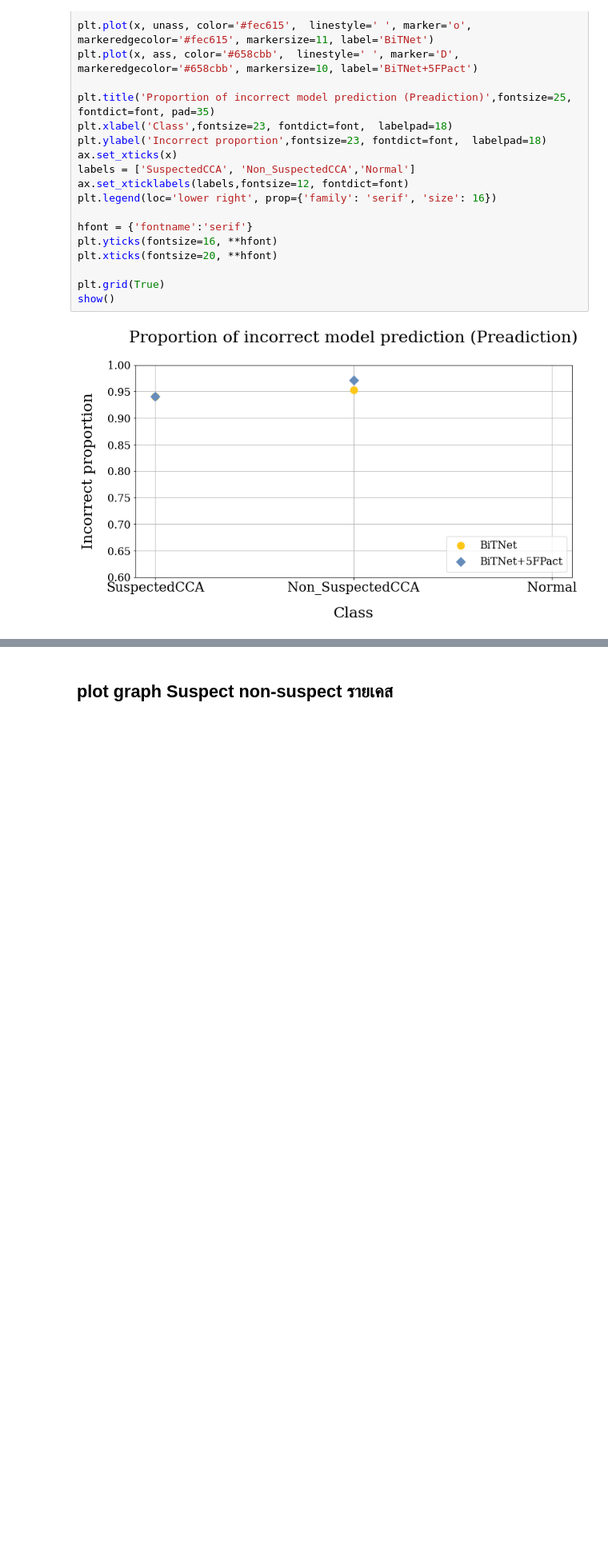
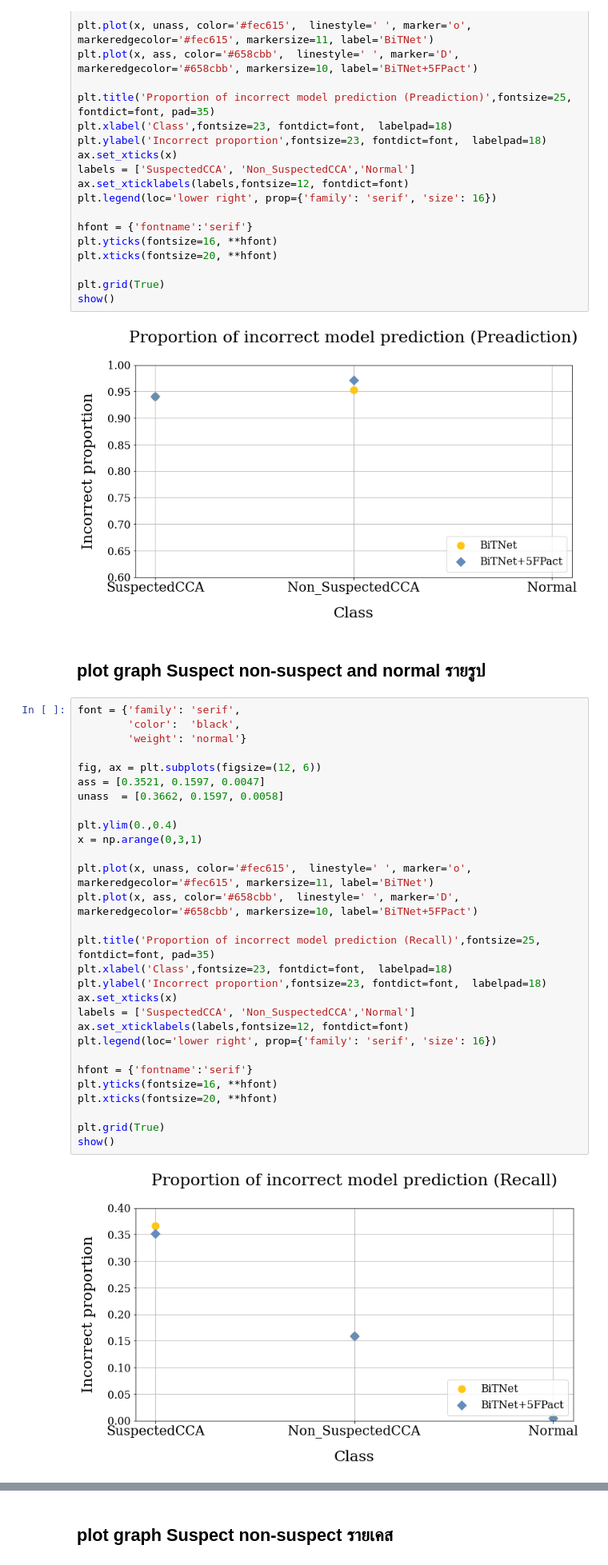
Before and after one commit to Peckkie/Experiment_Evaluation_CCA, a Jupyter notebook: PlotGraph_IncerrectPrediction_byBiTNetModel.ipynb, the cells around one changed output, grey strips where cells are left out. Shown at 80% size. Drawn from its saved outputs; the diff is of its cells as text; blank space fills up the shorter version.

```diff
--- a/PlotGraph_IncerrectPrediction_byBiTNetModel.ipynb
+++ b/PlotGraph_IncerrectPrediction_byBiTNetModel.ipynb
@@ -681,3 +681,36 @@ plt.grid(True)
 show()
 # %% [output]
 [figure]
+# %% [markdown]
+## plot graph Suspect non-suspect and normal รายรูป
+# %%
+font = {'family': 'serif',
+        'color':  'black',
+        'weight': 'normal'}
+
+fig, ax = plt.subplots(figsize=(12, 6))
+ass = [0.3521, 0.1597, 0.0047]
+unass  = [0.3662, 0.1597, 0.0058]
+
+plt.ylim(0.,0.4)
+x = np.arange(0,3,1)
+
+plt.plot(x, unass, color='#fec615',  linestyle=' ', marker='o', markeredgecolor='#fec615', markersize=11, label='BiTNet')
+plt.plot(x, ass, color='#658cbb',  linestyle=' ', marker='D', markeredgecolor='#658cbb', markersize=10, label='BiTNet+5FPact')
+
+plt.title('Proportion of incorrect model prediction (Recall)',fontsize=25, fontdict=font, pad=35)
+plt.xlabel('Class',fontsize=23, fontdict=font,  labelpad=18)
+plt.ylabel('Incorrect proportion',fontsize=23, fontdict=font,  labelpad=18)
+ax.set_xticks(x)
+labels = ['SuspectedCCA', 'Non_SuspectedCCA','Normal']
+ax.set_xticklabels(labels,fontsize=12, fontdict=font)
+plt.legend(loc='lower right', prop={'family': 'serif', 'size': 16})
+
+hfont = {'fontname':'serif'}
+plt.yticks(fontsize=16, **hfont)
+plt.xticks(fontsize=20, **hfont)
+
+plt.grid(True)
+show()
+# %% [output]
+[figure, added]
```
Also changed, not shown: parts of 11 cells of this notebook, 5 other files.
